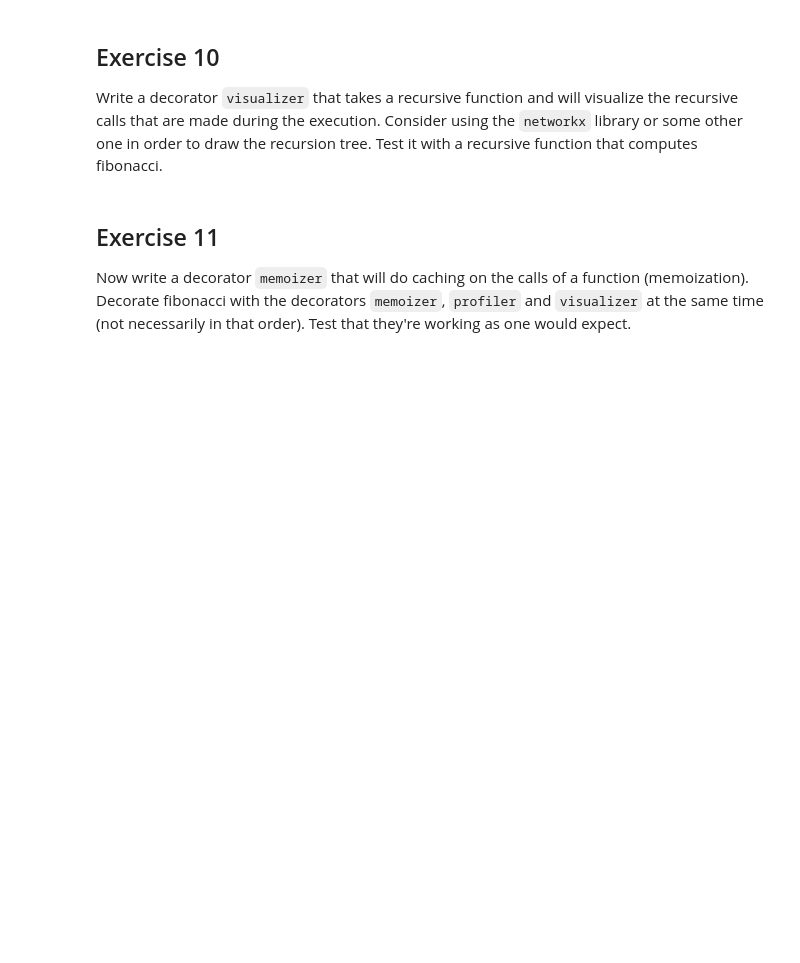
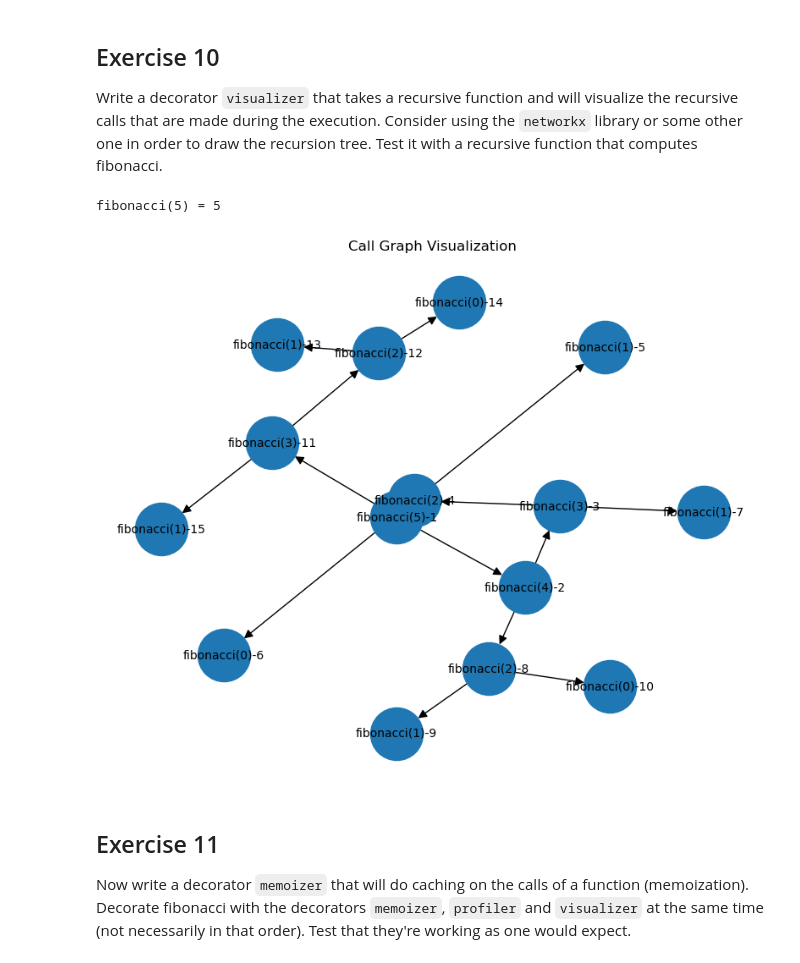
Before and after one commit to aniervs/python-software-dev-msai, a Jupyter notebook: NikolayB/assignment_1.ipynb, the cells around one changed output. Saved outputs shown, nothing was run; the diff lists cells and outputs as text; code cells hidden in the pictures; blank space fills up the shorter version.

```diff
--- a/NikolayB/assignment_1.ipynb
+++ b/NikolayB/assignment_1.ipynb
@@ -390,3 +442,10 @@ def visualizer(func):
+# %%
+result = fibonacci(5)
+print(f"fibonacci(5) = {result}")
+fibonacci.show_graph()
+# %% [output]
+fibonacci(5) = 5
+[figure, added]
 # %% [markdown]
 ## Exercise 11
 
```
Also changed, not shown: parts of 3 cells of this notebook.
